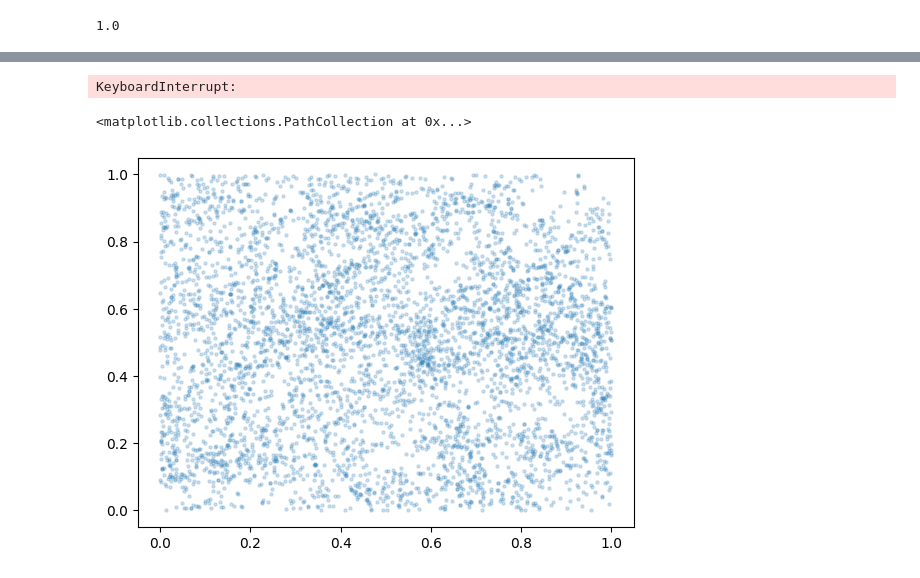
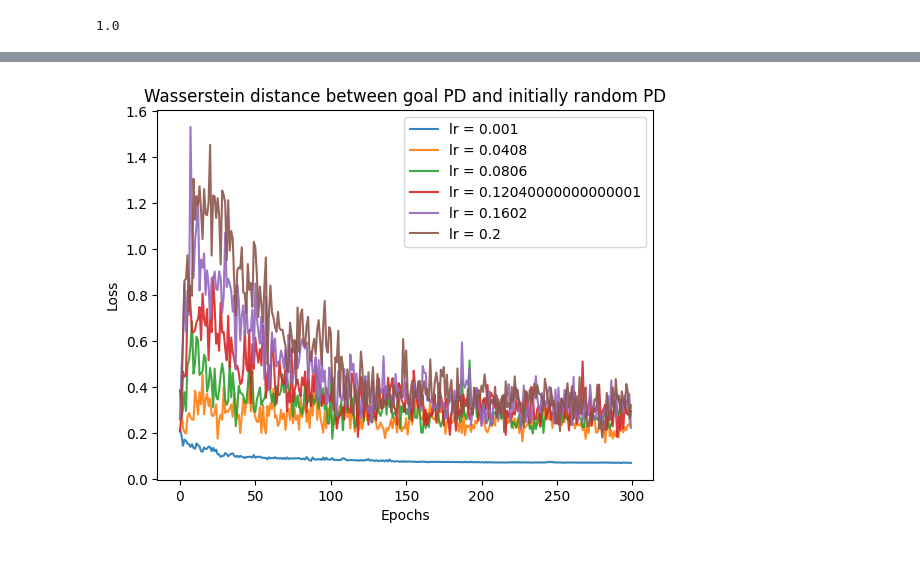
Before and after one commit to sliemelela/masterthesis, a Jupyter notebook: Programming/Inverse Optimization/notebooks/grf.ipynb, the cells around one changed output, grey strips where cells are left out. Cells and saved outputs as stored; diff of their text form; code cells hidden in the pictures.

```diff
--- a/Programming/Inverse Optimization/notebooks/grf.ipynb
+++ b/Programming/Inverse Optimization/notebooks/grf.ipynb
@@ -95,11 +98,5 @@ final_pts = gen_data.generate_data_alpha(goal_pd=goal_pd, amount=samples.size(di
 # %%
-# Research on optimal learning rate
-lr_list = np.linspace(0.0001, 0.005, 3)
-research_plot.research_lr(lr_list=lr_list, goal_pd=goal_pd, amount=samples.size(dim=0), dim=2, epochs=100, decay_speed=10, sliced=False)
+lr_list = np.linspace(0.001, 0.2, 6)
+research_plot.research_lr(lr_list=lr_list, goal_pd=goal_pd, amount=samples.size(dim=0), dim=2, epochs=300, decay_speed=30, sliced=False, filtr="alpha_dtm")
 # %% [output]
-KeyboardInterrupt:
+[figure, added]
-# %%
-plt.scatter(pts[:,0], pts[:, 1], alpha=0.2, s=5)
-# %% [output]
-<matplotlib.collections.PathCollection at 0x...>
-[figure, removed]
```
Also changed, not shown: parts of 22 cells of this notebook, 3 other files.
